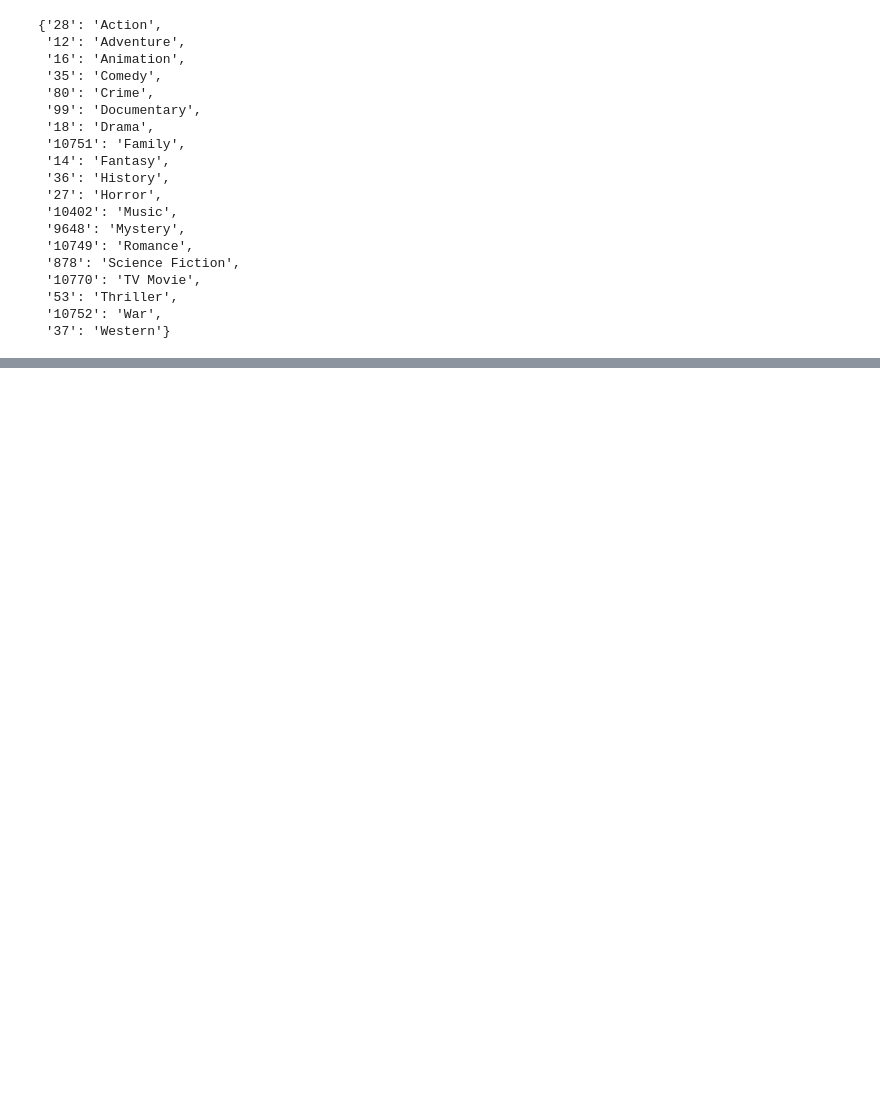
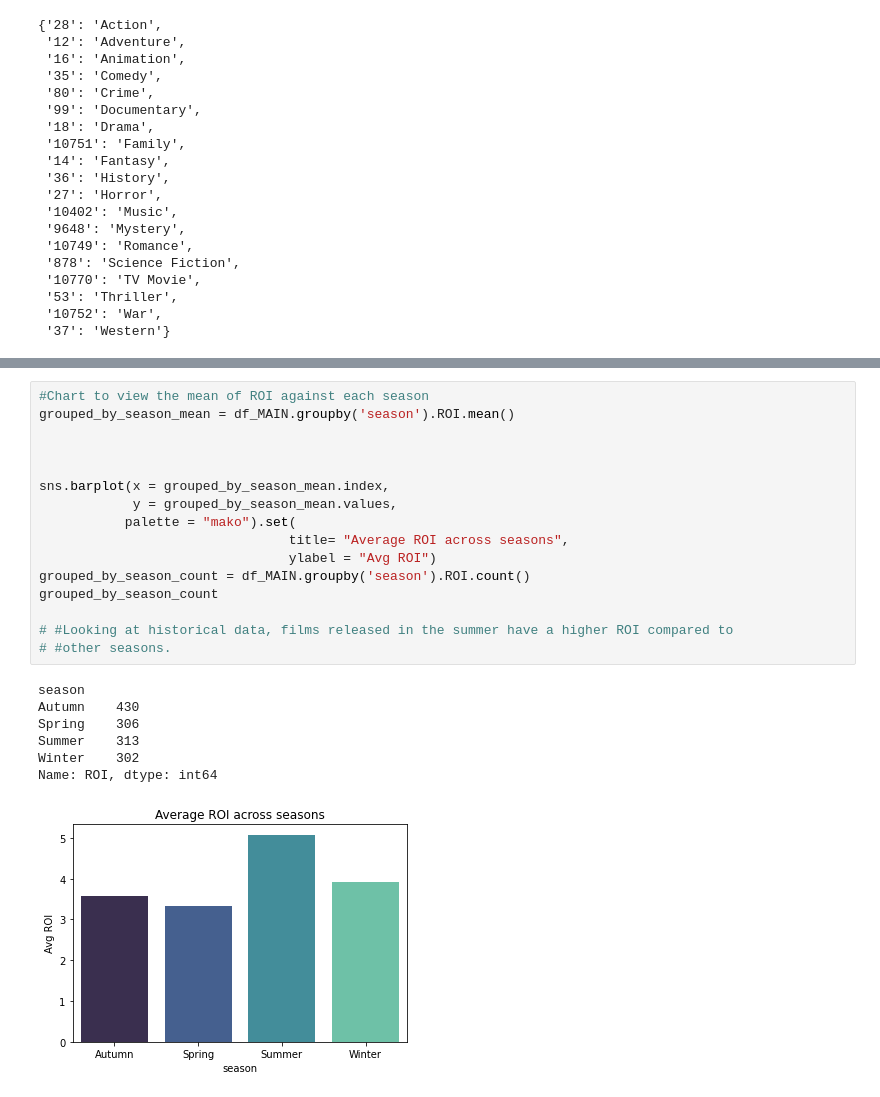
Before and after one commit to dt1086/Phase1_Project, a Jupyter notebook: Data Exploration.ipynb, the cells around one changed output, grey strips where cells are left out. Saved outputs shown, nothing was run; the diff lists cells and outputs as text; blank space fills up the shorter version.

```diff
--- a/Data Exploration.ipynb
+++ b/Data Exploration.ipynb
@@ -727,0 +676,24 @@ queryGenre('Action', df_summer)
+# %%
+#Chart to view the mean of ROI against each season
+grouped_by_season_mean = df_MAIN.groupby('season').ROI.mean()
+
+
+
+sns.barplot(x = grouped_by_season_mean.index,
+            y = grouped_by_season_mean.values,
+           palette = "mako").set(
+                                title= "Average ROI across seasons",
+                                ylabel = "Avg ROI")
+grouped_by_season_count = df_MAIN.groupby('season').ROI.count()
+grouped_by_season_count
+
+# #Looking at historical data, films released in the summer have a higher ROI compared to
+# #other seasons.
+# %% [output]
+season
+Autumn    430
+Spring    306
+Summer    313
+Winter    302
+Name: ROI, dtype: int64
+[figure, added]
```
Also changed, not shown: parts of 80 cells of this notebook, 1 other file.
